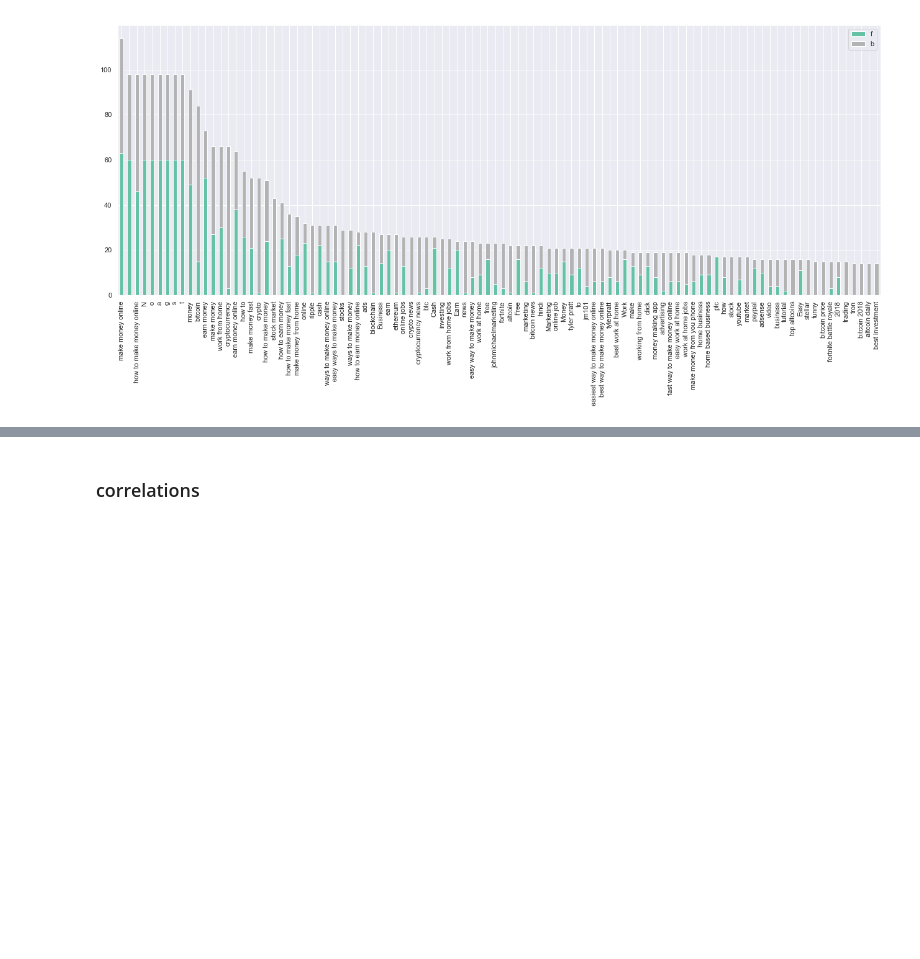
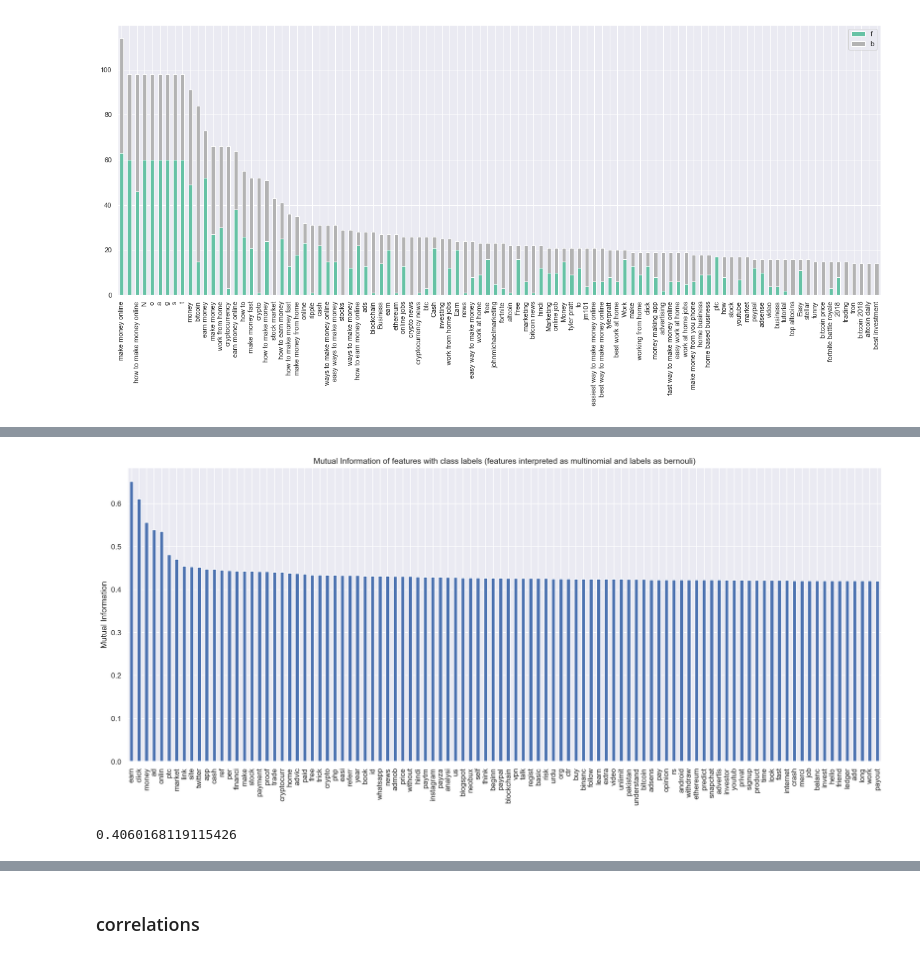
Before and after one commit to izdar/YouFraud-Refactored, a Jupyter notebook: Classifier/model_search/2 - eda.ipynb, the cells around one changed output, grey strips where cells are left out. Drawn from its saved outputs; the diff is of its cells as text; code cells hidden in the pictures; blank space fills up the shorter version.

Commit message:
Mutual Information

```diff
--- a/Classifier/model_search/2 - eda.ipynb
+++ b/Classifier/model_search/2 - eda.ipynb
@@ -256,0 +302,5 @@ top_n = 100
+# %%
+infos = np.zeros(len(enc.vocabulary_))
+
+for i in tqdm_notebook(range(len(enc.vocabulary_))):
+    infos[i] = mutual_info(i, data_x.toarray(), data['classification'].cat.codes.values)
@@ -256,0 +311,14 @@ top_n = 100
+# %%
+infos = np.load('../Data Files/infos.npy',)
+# %%
+tokenlist = np.zeros(len(enc.vocabulary_), dtype='object')
+# just makes the vocabulary (dict) into a list with the correct order
+for i,t in {b:a for a,b in enc.vocabulary_.items()}.items():
+    tokenlist[i] = t
+# %%
+info_df = pd.DataFrame.from_records(data_x.toarray().T)
+info_df['info'] = infos
+info_df.index = tokenlist
+info_df.sort_values('info', ascending=False, inplace=True)
+print(info_df.shape)
+info_df.head()
@@ -256,0 +334,15 @@ top_n = 100
+# %%
+fig, ax = plt.subplots(figsize=(20,8), dpi=150)
+
+top_n = 100
+(info_df.iloc[:top_n,-1]
+ .plot(kind='bar', ax=ax));
+
+ax.set(ylabel='Mutual Information',
+       title='Mutual Information of features with class labels (features interpreted as multinomial and labels as bernouli)');
+# %% [output]
+[figure, added]
+# %%
+info_df['info'].min()
+# %% [output]
+0.4060168119115426
```
Also changed, not shown: parts of 9 cells of this notebook, 1 other file.
